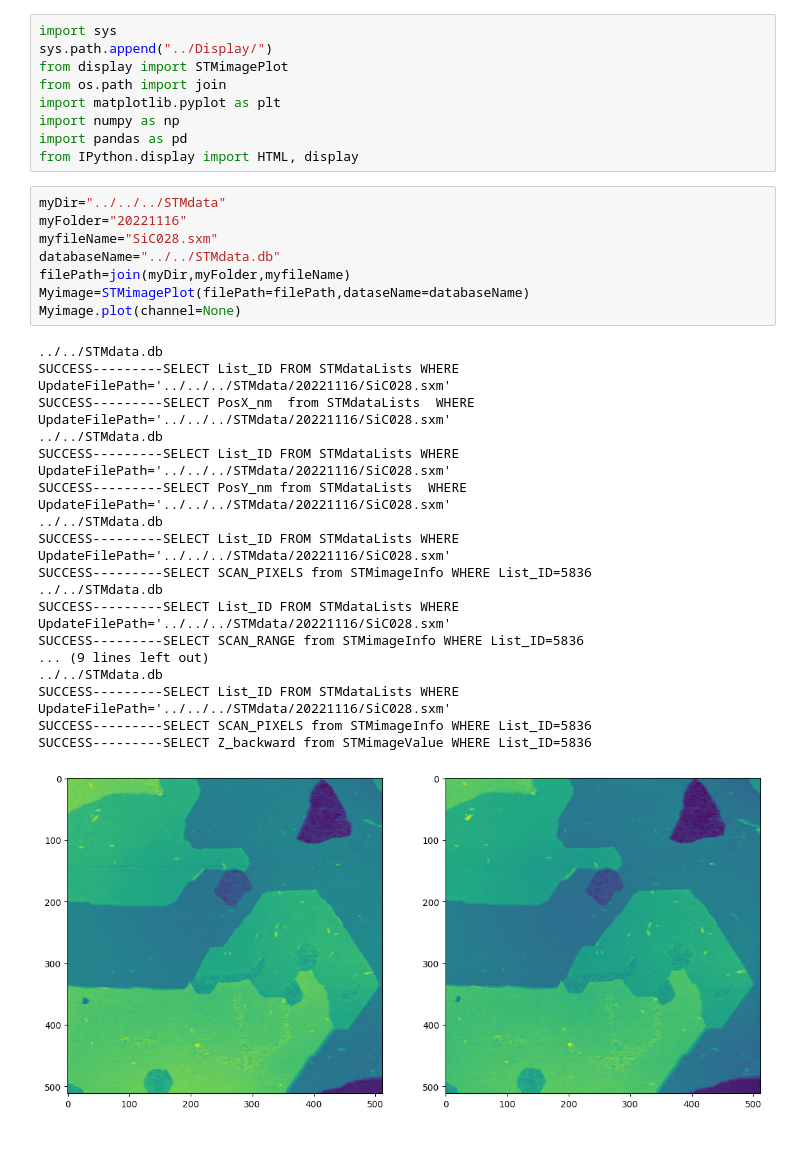
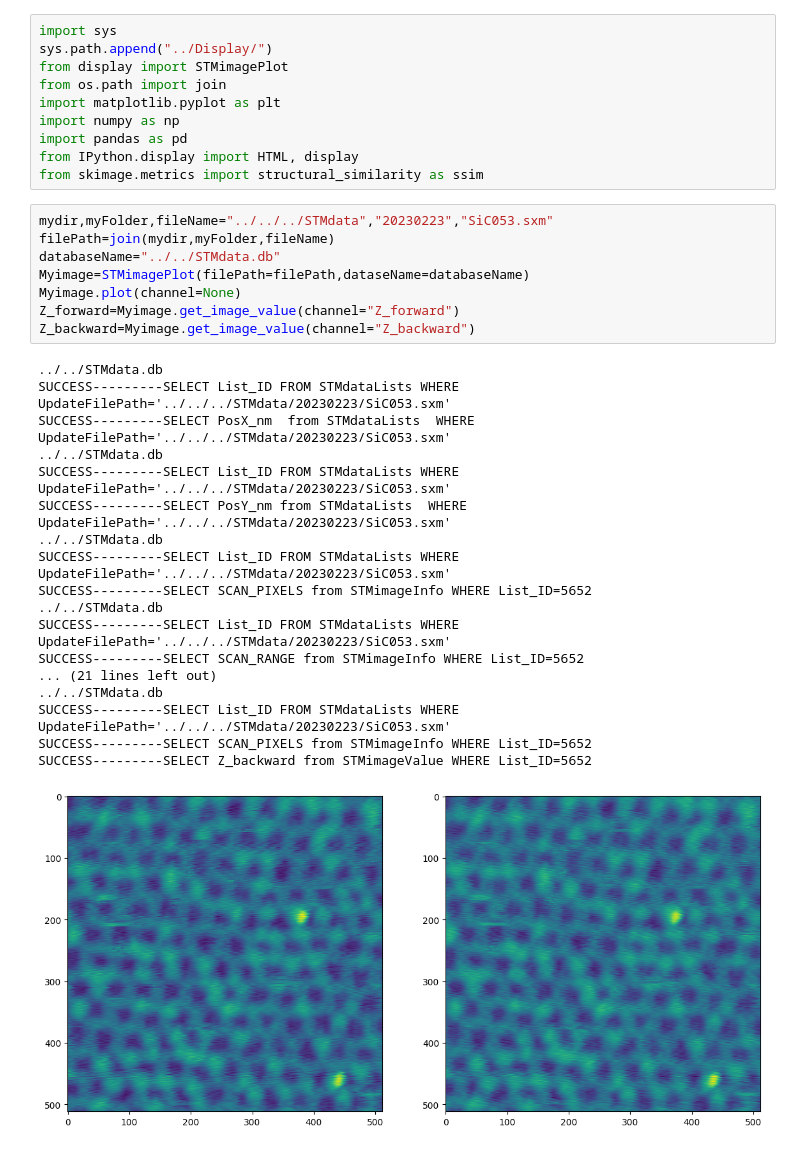
Before and after one commit to ShaJiuquan/Data_processing, a Jupyter notebook: quality_assess/assess_image_quality.ipynb, the cells around one changed output. Saved outputs shown, nothing was run; the diff lists cells and outputs as text.

```diff
--- a/quality_assess/assess_image_quality.ipynb
+++ b/quality_assess/assess_image_quality.ipynb
@@ -7,33 +7,34 @@ import matplotlib.pyplot as plt
 import numpy as np
 import pandas as pd
 from IPython.display import HTML, display
+from skimage.metrics import structural_similarity as ssim
 # %%
-myDir="../../../STMdata"
-myFolder="20221116"
-myfileName="SiC028.sxm"
+mydir,myFolder,fileName="../../../STMdata","20230223","SiC053.sxm"
+filePath=join(mydir,myFolder,fileName)
 databaseName="../../STMdata.db"
-filePath=join(myDir,myFolder,myfileName)
 Myimage=STMimagePlot(filePath=filePath,dataseName=databaseName)
 Myimage.plot(channel=None)
+Z_forward=Myimage.get_image_value(channel="Z_forward")
+Z_backward=Myimage.get_image_value(channel="Z_backward")
 # %% [output]
 ../../STMdata.db
-SUCCESS---------SELECT List_ID FROM STMdataLists WHERE UpdateFilePath='../../../STMdata/20221116/SiC028.sxm'
-SUCCESS---------SELECT PosX_nm  from STMdataLists  WHERE UpdateFilePath='../../../STMdata/20221116/SiC028.sxm'
+SUCCESS---------SELECT List_ID FROM STMdataLists WHERE UpdateFilePath='../../../STMdata/20230223/SiC053.sxm'
+SUCCESS---------SELECT PosX_nm  from STMdataLists  WHERE UpdateFilePath='../../../STMdata/20230223/SiC053.sxm'
 ../../STMdata.db
-SUCCESS---------SELECT List_ID FROM STMdataLists WHERE UpdateFilePath='../../../STMdata/20221116/SiC028.sxm'
-SUCCESS---------SELECT PosY_nm from STMdataLists  WHERE UpdateFilePath='../../../STMdata/20221116/SiC028.sxm'
+SUCCESS---------SELECT List_ID FROM STMdataLists WHERE UpdateFilePath='../../../STMdata/20230223/SiC053.sxm'
+SUCCESS---------SELECT PosY_nm from STMdataLists  WHERE UpdateFilePath='../../../STMdata/20230223/SiC053.sxm'
 ../../STMdata.db
-SUCCESS---------SELECT List_ID FROM STMdataLists WHERE UpdateFilePath='../../../STMdata/20221116/SiC028.sxm'
-SUCCESS---------SELECT SCAN_PIXELS from STMimageInfo WHERE List_ID=5836
+SUCCESS---------SELECT List_ID FROM STMdataLists WHERE UpdateFilePath='../../../STMdata/20230223/SiC053.sxm'
+SUCCESS---------SELECT SCAN_PIXELS from STMimageInfo WHERE List_ID=5652
 ../../STMdata.db
-SUCCESS---------SELECT List_ID FROM STMdataLists WHERE UpdateFilePath='../../../STMdata/20221116/SiC028.sxm'
-SUCCESS---------SELECT SCAN_RANGE from STMimageInfo WHERE List_ID=5836
-... (9 lines left out)
+SUCCESS---------SELECT List_ID FROM STMdataLists WHERE UpdateFilePath='../../../STMdata/20230223/SiC053.sxm'
+SUCCESS---------SELECT SCAN_RANGE from STMimageInfo WHERE List_ID=5652
+... (21 lines left out)
 ../../STMdata.db
-SUCCESS---------SELECT List_ID FROM STMdataLists WHERE UpdateFilePath='../../../STMdata/20221116/SiC028.sxm'
-SUCCESS---------SELECT SCAN_PIXELS from STMimageInfo WHERE List_ID=5836
-SUCCESS---------SELECT Z_backward from STMimageValue WHERE List_ID=5836
+SUCCESS---------SELECT List_ID FROM STMdataLists WHERE UpdateFilePath='../../../STMdata/20230223/SiC053.sxm'
+SUCCESS---------SELECT SCAN_PIXELS from STMimageInfo WHERE List_ID=5652
+SUCCESS---------SELECT Z_backward from STMimageValue WHERE List_ID=5652
-[figure, old version]
+[figure, new version]
 # %%
 def calculate_snr(image):
     signal = np.mean(image)
```
Also changed, not shown: parts of 2 cells of this notebook, 11 other files.
